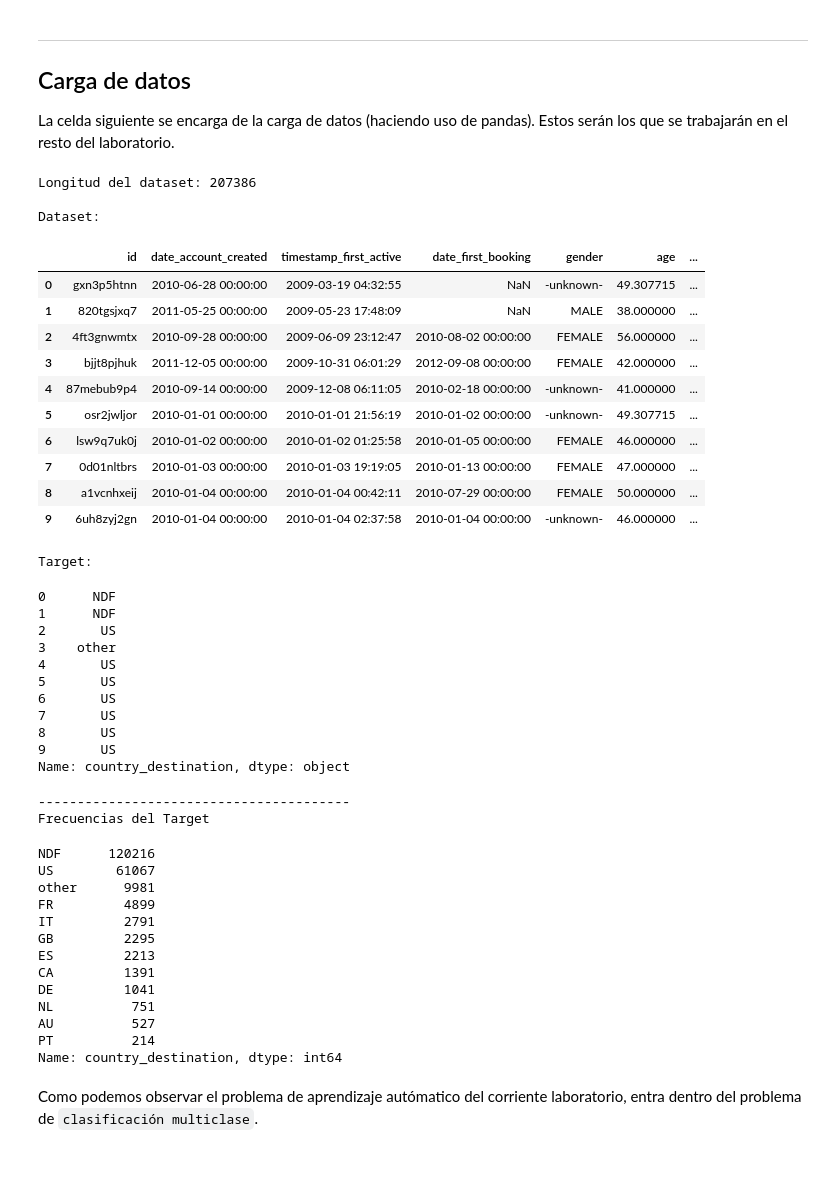
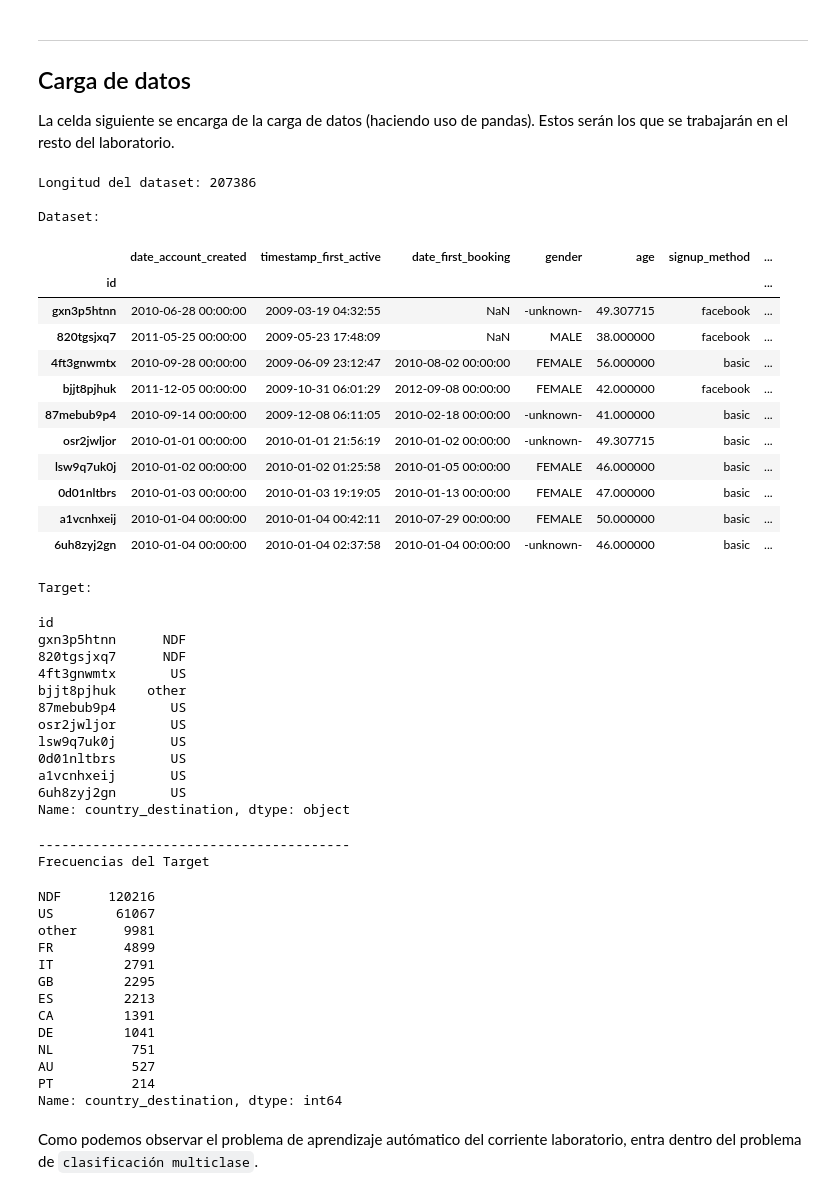
Before and after one commit to kevinsen/MentoriaAirbnb, a Jupyter notebook: Notebooks/Laboratorio_IntroduccionDeepLearning.ipynb, the cells around one changed output. Drawn from its saved outputs; the diff is of its cells as text; code cells hidden in the pictures; blank space fills up the shorter version.

```diff
--- a/Notebooks/Laboratorio_IntroduccionDeepLearning.ipynb
+++ b/Notebooks/Laboratorio_IntroduccionDeepLearning.ipynb
@@ -40,46 +40,48 @@ np.random.seed(3)
 
 La celda siguiente se encarga de la carga de datos (haciendo uso de pandas). Estos serán los que se trabajarán en el resto del laboratorio.
 # %%
-dataset = pd.read_csv("../Datos/data_cleaned.csv", comment="#")
+dataset = pd.read_csv("../Datos/data_cleaned.csv", comment="#", index_col=('id'))
 print('\nLongitud del dataset: '+str(len(dataset))+'\n')
 
 #División entre instancias y etiquetas
 X, y = dataset.drop(columns=['country_destination']), dataset.country_destination
 
 print('Dataset:')
 display(X.head(10))
 print(" ")
 print('Target:')
 display(y.head(10))
 print("----------------------------------------")
 print('Frecuencias del Target')
 display(dataset.country_destination.value_counts())
 # %% [output]
 Longitud del dataset: 207386
 
 Dataset:
-|  | id | date_account_created | timestamp_first_active | date_first_booking | gender | age | ... |
-| 0 | gxn3p5htnn | 2010-06-28 00:00:00 | 2009-03-19 04:32:55 | NaN | -unknown- | 49.307715 | ... |
-| 1 | 820tgsjxq7 | 2011-05-25 00:00:00 | 2009-05-23 17:48:09 | NaN | MALE | 38.000000 | ... |
-| 2 | 4ft3gnwmtx | 2010-09-28 00:00:00 | 2009-06-09 23:12:47 | 2010-08-02 00:00:00 | FEMALE | 56.000000 | ... |
-| 3 | bjjt8pjhuk | 2011-12-05 00:00:00 | 2009-10-31 06:01:29 | 2012-09-08 00:00:00 | FEMALE | 42.000000 | ... |
-| 4 | 87mebub9p4 | 2010-09-14 00:00:00 | 2009-12-08 06:11:05 | 2010-02-18 00:00:00 | -unknown- | 41.000000 | ... |
-| 5 | osr2jwljor | 2010-01-01 00:00:00 | 2010-01-01 21:56:19 | 2010-01-02 00:00:00 | -unknown- | 49.307715 | ... |
-| 6 | lsw9q7uk0j | 2010-01-02 00:00:00 | 2010-01-02 01:25:58 | 2010-01-05 00:00:00 | FEMALE | 46.000000 | ... |
-| 7 | 0d01nltbrs | 2010-01-03 00:00:00 | 2010-01-03 19:19:05 | 2010-01-13 00:00:00 | FEMALE | 47.000000 | ... |
-| 8 | a1vcnhxeij | 2010-01-04 00:00:00 | 2010-01-04 00:42:11 | 2010-07-29 00:00:00 | FEMALE | 50.000000 | ... |
-| 9 | 6uh8zyj2gn | 2010-01-04 00:00:00 | 2010-01-04 02:37:58 | 2010-01-04 00:00:00 | -unknown- | 46.000000 | ... |
+|  | date_account_created | timestamp_first_active | date_first_booking | gender | age | signup_method | ... |
+| id |  |  |  |  |  |  | ... |
+| gxn3p5htnn | 2010-06-28 00:00:00 | 2009-03-19 04:32:55 | NaN | -unknown- | 49.307715 | facebook | ... |
+| 820tgsjxq7 | 2011-05-25 00:00:00 | 2009-05-23 17:48:09 | NaN | MALE | 38.000000 | facebook | ... |
+| 4ft3gnwmtx | 2010-09-28 00:00:00 | 2009-06-09 23:12:47 | 2010-08-02 00:00:00 | FEMALE | 56.000000 | basic | ... |
+| bjjt8pjhuk | 2011-12-05 00:00:00 | 2009-10-31 06:01:29 | 2012-09-08 00:00:00 | FEMALE | 42.000000 | facebook | ... |
+| 87mebub9p4 | 2010-09-14 00:00:00 | 2009-12-08 06:11:05 | 2010-02-18 00:00:00 | -unknown- | 41.000000 | basic | ... |
+| osr2jwljor | 2010-01-01 00:00:00 | 2010-01-01 21:56:19 | 2010-01-02 00:00:00 | -unknown- | 49.307715 | basic | ... |
+| lsw9q7uk0j | 2010-01-02 00:00:00 | 2010-01-02 01:25:58 | 2010-01-05 00:00:00 | FEMALE | 46.000000 | basic | ... |
+| 0d01nltbrs | 2010-01-03 00:00:00 | 2010-01-03 19:19:05 | 2010-01-13 00:00:00 | FEMALE | 47.000000 | basic | ... |
+| a1vcnhxeij | 2010-01-04 00:00:00 | 2010-01-04 00:42:11 | 2010-07-29 00:00:00 | FEMALE | 50.000000 | basic | ... |
+| 6uh8zyj2gn | 2010-01-04 00:00:00 | 2010-01-04 02:37:58 | 2010-01-04 00:00:00 | -unknown- | 46.000000 | basic | ... |
 Target:
-0      NDF
-1      NDF
-2       US
-3    other
-4       US
-5       US
-6       US
-7       US
-8       US
-9       US
+id
+gxn3p5htnn      NDF
+820tgsjxq7      NDF
+4ft3gnwmtx       US
+bjjt8pjhuk    other
+87mebub9p4       US
+osr2jwljor       US
+lsw9q7uk0j       US
+0d01nltbrs       US
+a1vcnhxeij       US
+6uh8zyj2gn       US
 Name: country_destination, dtype: object
 ----------------------------------------
 Frecuencias del Target
```
Also changed, not shown: parts of 41 cells of this notebook, 1 other file.
